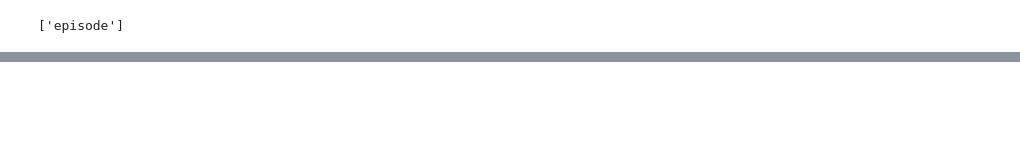
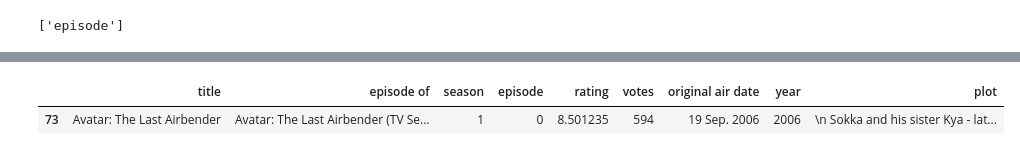
Before and after one commit to JohnErnestBonanno/Media_Analysis, a Jupyter notebook: ATLA_Korra_Data_Pull.ipynb, the cells around one changed output, grey strips where cells are left out. Drawn from its saved outputs; the diff is of its cells as text; code cells hidden in the pictures; blank space fills up the shorter version.

```diff
--- a/ATLA_Korra_Data_Pull.ipynb
+++ b/ATLA_Korra_Data_Pull.ipynb
@@ -164,4 +164,10 @@ master_df[master_df['season']==-1]
 # %% [output]
 |  | title | episode of | season | episode | rating | votes | original air date | year | plot |
 | 114 | Super Deformed Shorts: Swamp Skii... | Avatar: The Last Airbender (TV Se... | -1 | -1 | 7.801235 | 141 | 11 Sep. 2007 | 2007 | \n Know what this is about?\n Be ... |
+# %%
+#shouldn't be any episode 0
+master_df[master_df['episode']==0]
+# %% [output]
+|  | title | episode of | season | episode | rating | votes | original air date | year | plot |
+| 73 | Avatar: The Last Airbender | Avatar: The Last Airbender (TV Se... | 1 | 0 | 8.501235 | 594 | 19 Sep. 2006 | 2006 | \n Sokka and his sister Kya - lat... |
 # %%
```
Also changed, not shown: parts of 9 cells of this notebook.
